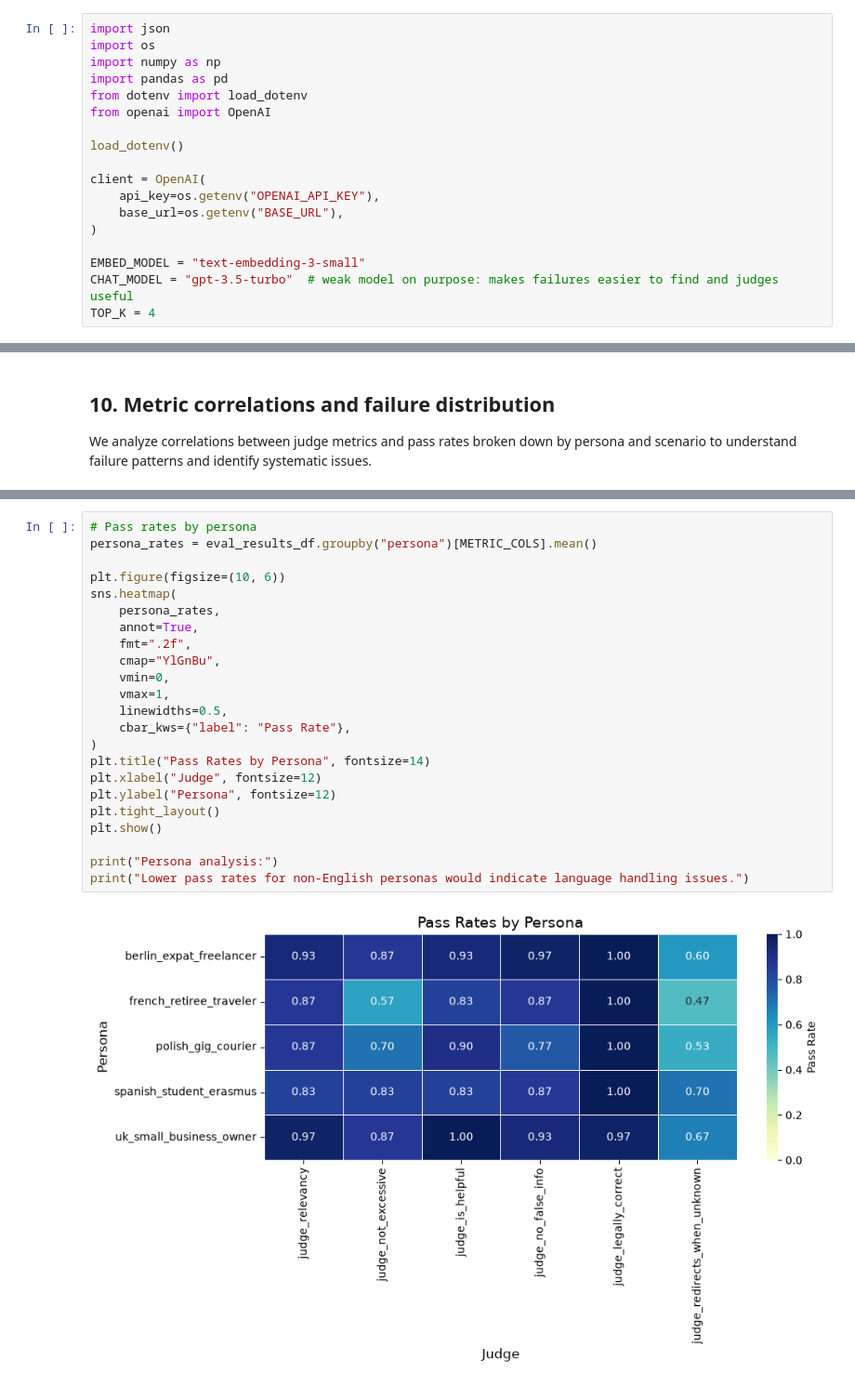
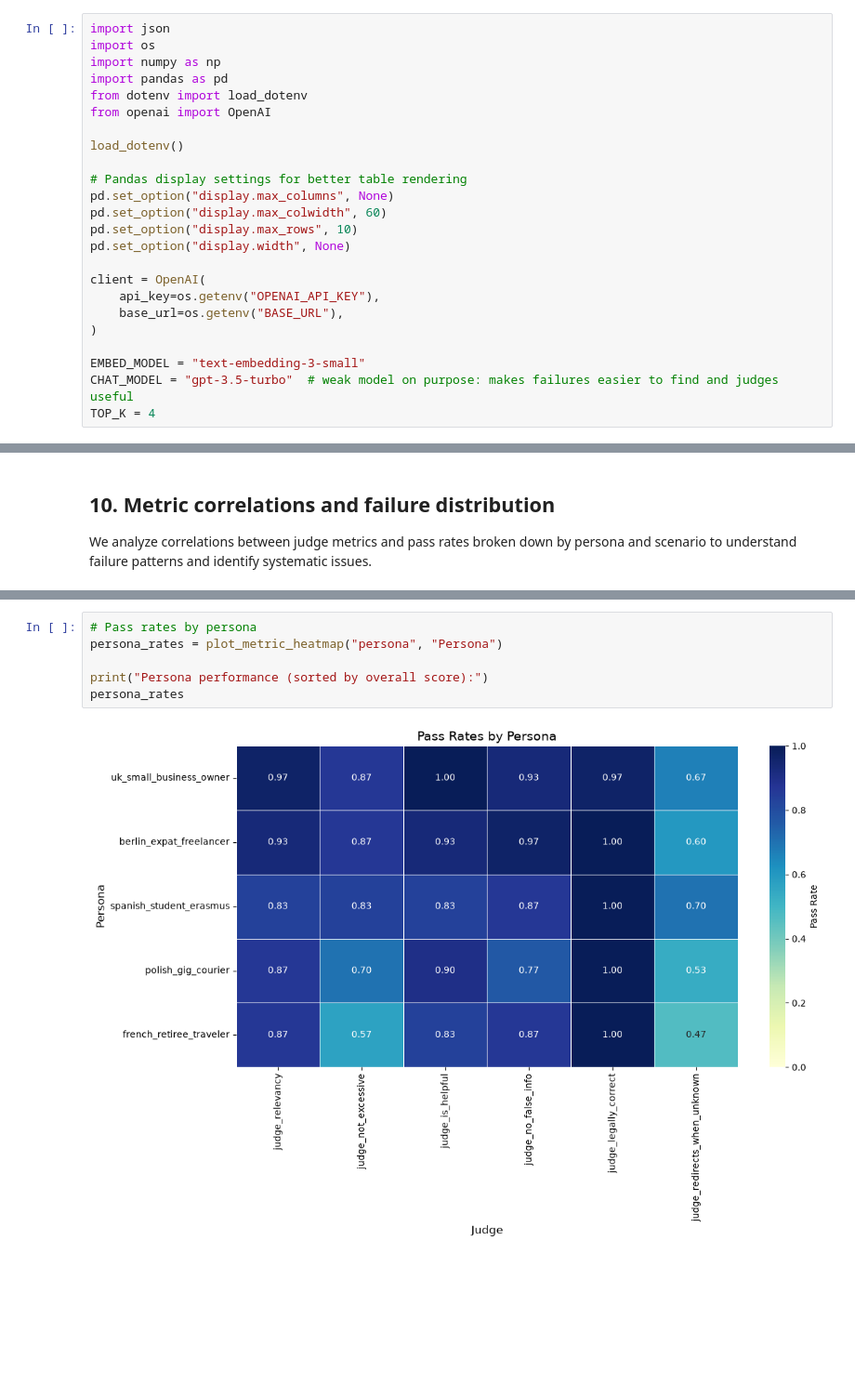
Before and after one commit to vstakhovsky/evals-chatbot, a Jupyter notebook: 01_rag_baseline/faq_rag_chatbot.ipynb, the cells around one changed output, grey strips where cells are left out. Shown at 93% size. Saved outputs shown, nothing was run; the diff lists cells and outputs as text; blank space fills up the shorter version.

```diff
--- a/01_rag_baseline/faq_rag_chatbot.ipynb
+++ b/01_rag_baseline/faq_rag_chatbot.ipynb
@@ -25,6 +25,12 @@ from openai import OpenAI
 
 load_dotenv()
 
+# Pandas display settings for better table rendering
+pd.set_option("display.max_columns", None)
+pd.set_option("display.max_colwidth", 60)
+pd.set_option("display.max_rows", 10)
+pd.set_option("display.width", None)
+
 client = OpenAI(
     api_key=os.getenv("OPENAI_API_KEY"),
     base_url=os.getenv("BASE_URL"),
@@ -553,25 +655,8 @@ Negative correlations suggest trade-offs between metrics.
 # %%
 # Pass rates by persona
-persona_rates = eval_results_df.groupby("persona")[METRIC_COLS].mean()
+persona_rates = plot_metric_heatmap("persona", "Persona")
 
-plt.figure(figsize=(10, 6))
-sns.heatmap(
-    persona_rates,
-    annot=True,
-    fmt=".2f",
-    cmap="YlGnBu",
-    vmin=0,
-    vmax=1,
-    linewidths=0.5,
-    cbar_kws={"label": "Pass Rate"},
-)
-plt.title("Pass Rates by Persona", fontsize=14)
-plt.xlabel("Judge", fontsize=12)
-plt.ylabel("Persona", fontsize=12)
-plt.tight_layout()
-plt.show()
-
-print("Persona analysis:")
-print("Lower pass rates for non-English personas would indicate language handling issues.")
+print("Persona performance (sorted by overall score):")
+persona_rates
 # %% [output]
-[figure, old version]
+[figure, new version]
```
Also changed, not shown: parts of 21 cells of this notebook, 2 other files.
